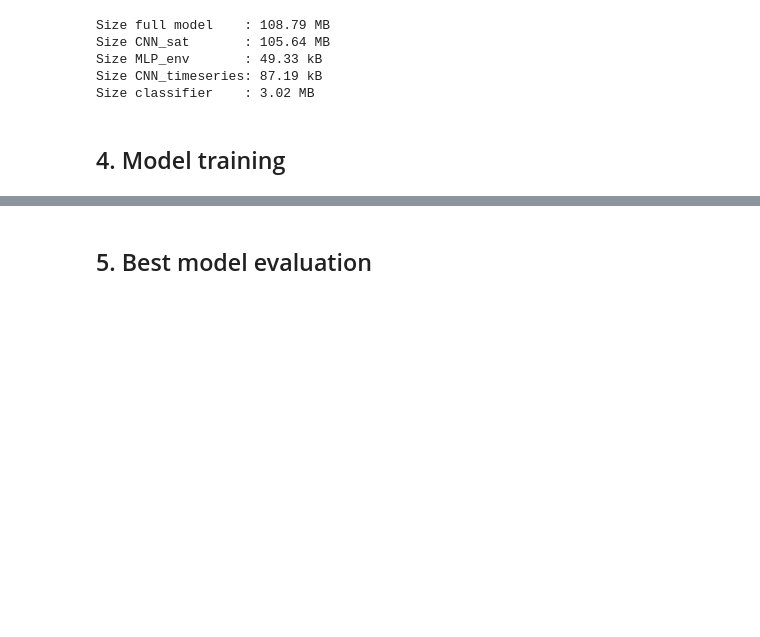
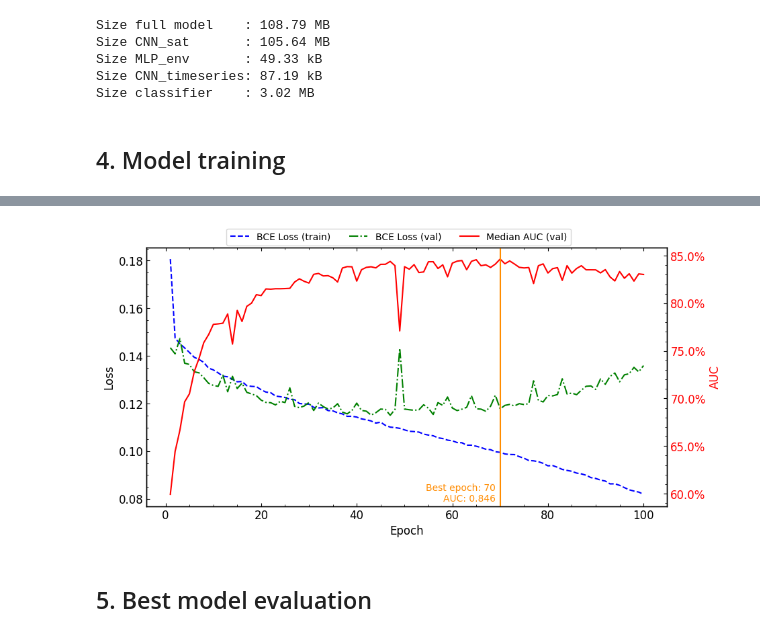
Before and after one commit to AstroAure/IPEO-Species-distribution, a Jupyter notebook: Lord_of_the_Main.ipynb, the cells around one changed output, grey strips where cells are left out. Cells and saved outputs as stored; diff of their text form; code cells hidden in the pictures; blank space fills up the shorter version.

```diff
--- a/Lord_of_the_Main.ipynb
+++ b/Lord_of_the_Main.ipynb
@@ -186,5 +198,24 @@ NameError: name 'training_time' is not defined
 # %%
-# TODO: Plot loss (train + val) and AUC (val) vs epoch
+# Plot loss (train + val) and AUC (val) vs epoch
+fig, ax = plt.subplots(figsize=(10,5))
+ax2 = ax.twinx()
+ax.plot(train_stats['epoch'], train_stats['loss_train'], label='BCE Loss (train)', color='blue', linestyle='dashed')
+ax.plot(train_stats['epoch'], train_stats['loss_val'], label='BCE Loss (val)', color='green', linestyle='dashdot')
+ax2.plot(train_stats['epoch'], train_stats['auc_val'], label='Median AUC (val)', color='red', linestyle='solid')
+ax2.axvline(best_epoch, color='darkorange', linestyle='solid')
+ax2.text(best_epoch-1, 0.01, f'Best epoch: {best_epoch}\nAUC: {best_auc_val:.3f}', color='darkorange',
+         transform=transforms.blended_transform_factory(ax.transData, ax.transAxes), ha='right', va='bottom')
+ax.set_xlabel('Epoch')
+ax.set_ylabel('Loss')
+# ax.set_yscale('log')
+ax2.set_ylabel('AUC', color='red')
+ax2.yaxis.set_major_formatter(PercentFormatter(xmax=1.0))
+ax2.tick_params(axis='y', labelcolor='red')
+fig.legend(loc='upper center', ncol=3, bbox_to_anchor=(0.5, 0.95))
+fig.savefig(f"{mu.root}/results/training_{name}.png", dpi=300, bbox_inches='tight', pad_inches=0.1)
+plt.show()
+# %% [output]
+[figure, added]
 # %% [markdown]
 ## 5. Best model evaluation
 # %%
```
Also changed, not shown: parts of 8 cells of this notebook, 1 other file.
